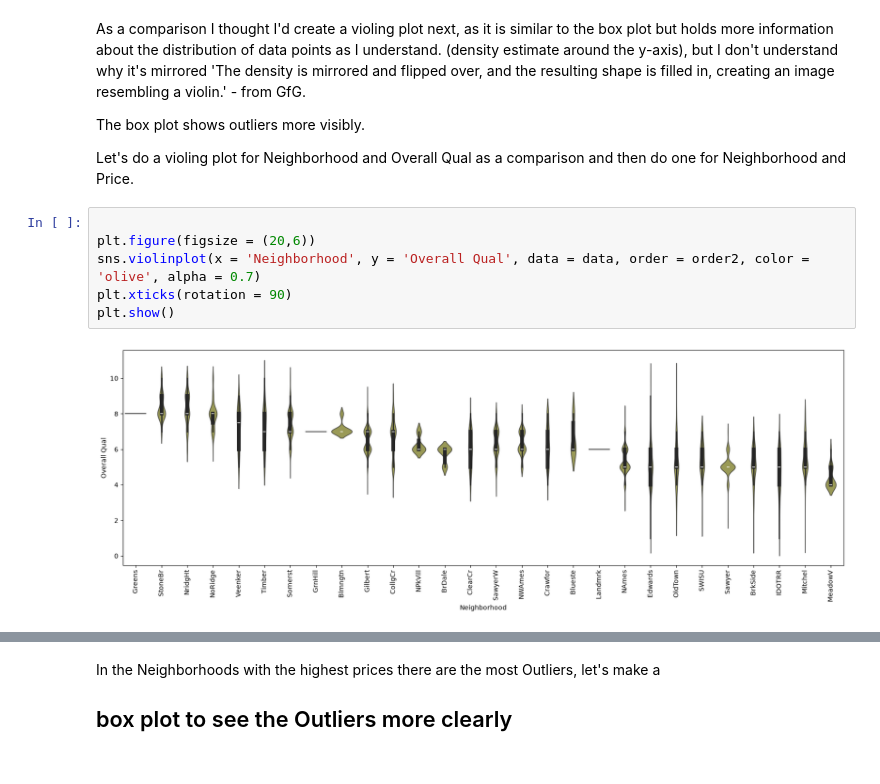
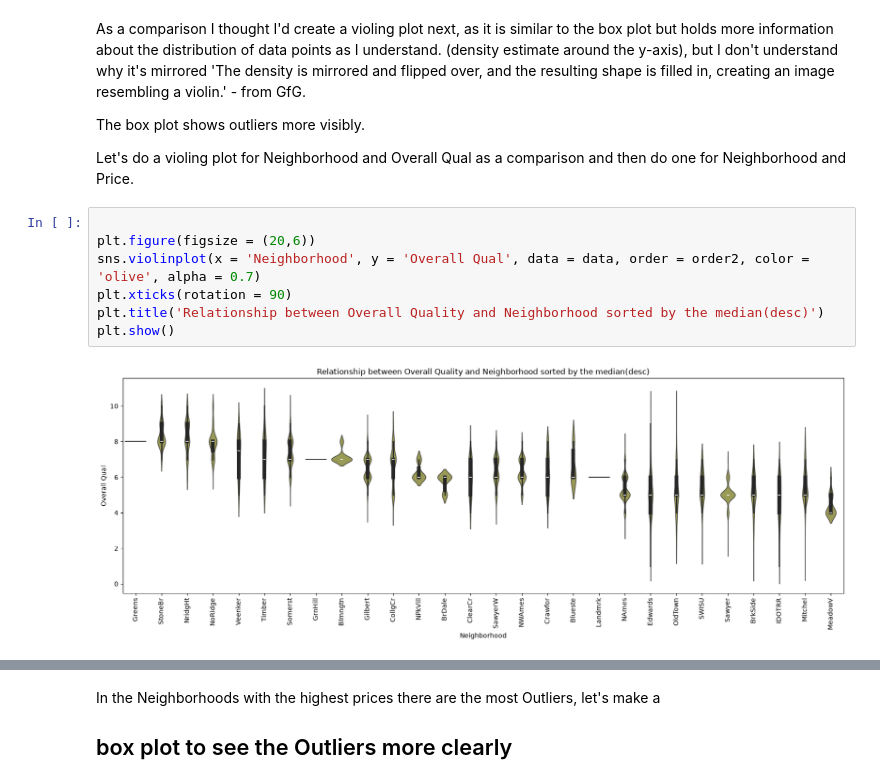
Before and after one commit to viragdiana/ML, a Jupyter notebook: lab-1-dia.ipynb, the cells around one changed output, grey strips where cells are left out. Drawn from its saved outputs; the diff is of its cells as text.

```diff
--- a/lab-1-dia.ipynb
+++ b/lab-1-dia.ipynb
@@ -116,11 +138,12 @@ Let's do a violing plot for Neighborhood and Overall Qual as a comparison and th
 # %%
 
 plt.figure(figsize = (20,6))
 sns.violinplot(x = 'Neighborhood', y = 'Overall Qual', data = data, order = order2, color = 'olive', alpha = 0.7)
 plt.xticks(rotation = 90)
+plt.title('Relationship between Overall Quality and Neighborhood sorted by the median(desc)')
 plt.show()
 # %% [output]
-[figure, old version]
+[figure, new version]
 # %%
 order3 = data.groupby('Neighborhood')['SalePrice'].median().sort_values().index
 plt.figure(figsize = (20,6))
```
Also changed, not shown: parts of 8 cells of this notebook.
